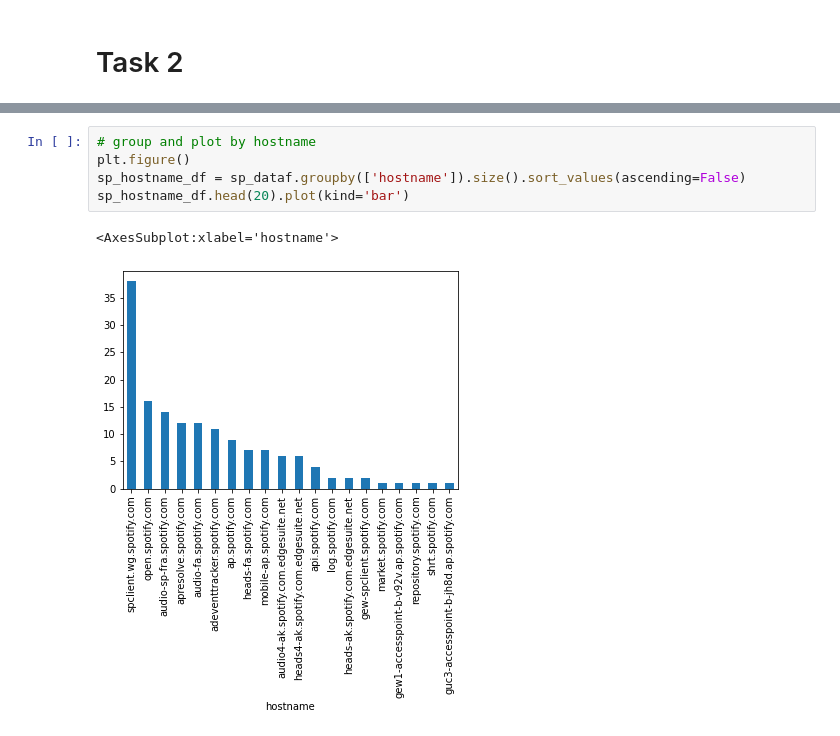
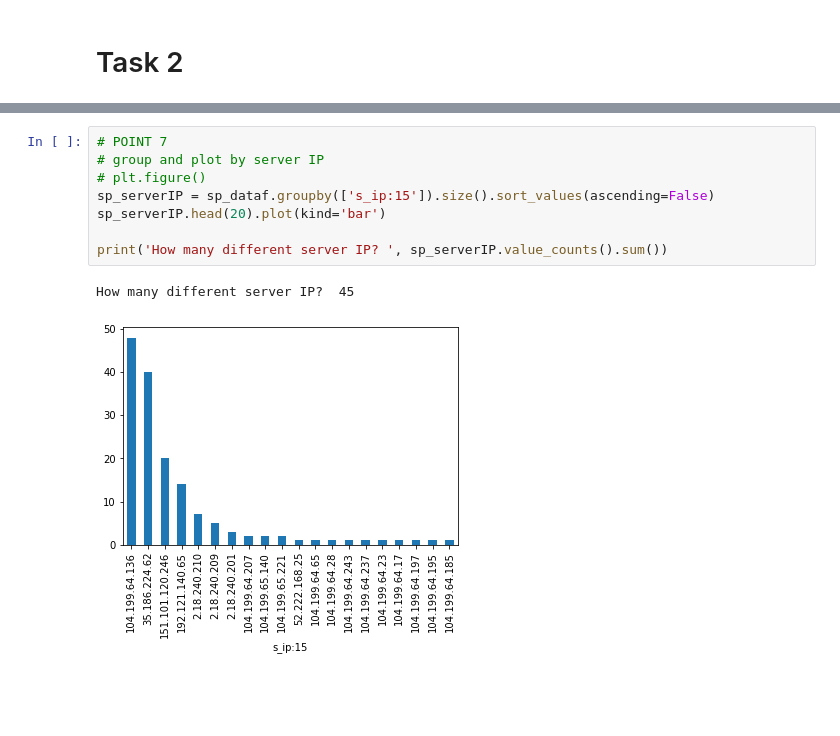
Before and after one commit to AlessioFerra/NML_Group4, a Jupyter notebook: Lab04.ipynb, the cells around one changed output, grey strips where cells are left out. Drawn from its saved outputs; the diff is of its cells as text; blank space fills up the shorter version.

```diff
--- a/Lab04.ipynb
+++ b/Lab04.ipynb
@@ -228,9 +260,12 @@ sp_dataf.groupby(['con_t:42']).size().sort_values(ascending=False).head(20).plot
 # %%
-# group and plot by hostname
-plt.figure()
-sp_hostname_df = sp_dataf.groupby(['hostname']).size().sort_values(ascending=False)
-sp_hostname_df.head(20).plot(kind='bar')
+# POINT 7
+# group and plot by server IP
+# plt.figure()
+sp_serverIP = sp_dataf.groupby(['s_ip:15']).size().sort_values(ascending=False)
+sp_serverIP.head(20).plot(kind='bar')
+
+print('How many different server IP? ', sp_serverIP.value_counts().sum())
 # %% [output]
-<AxesSubplot:xlabel='hostname'>
+How many different server IP?  45
-[figure, old version]
+[figure, new version]
 # %%
```
Also changed, not shown: parts of 6 cells of this notebook.
